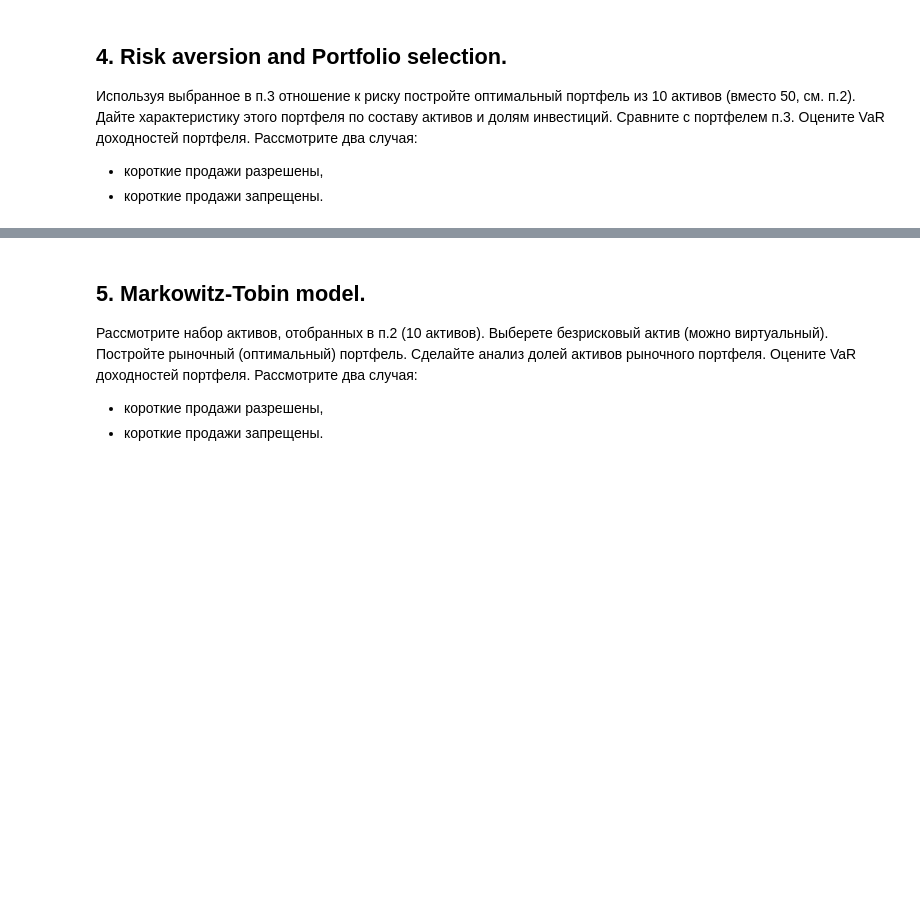
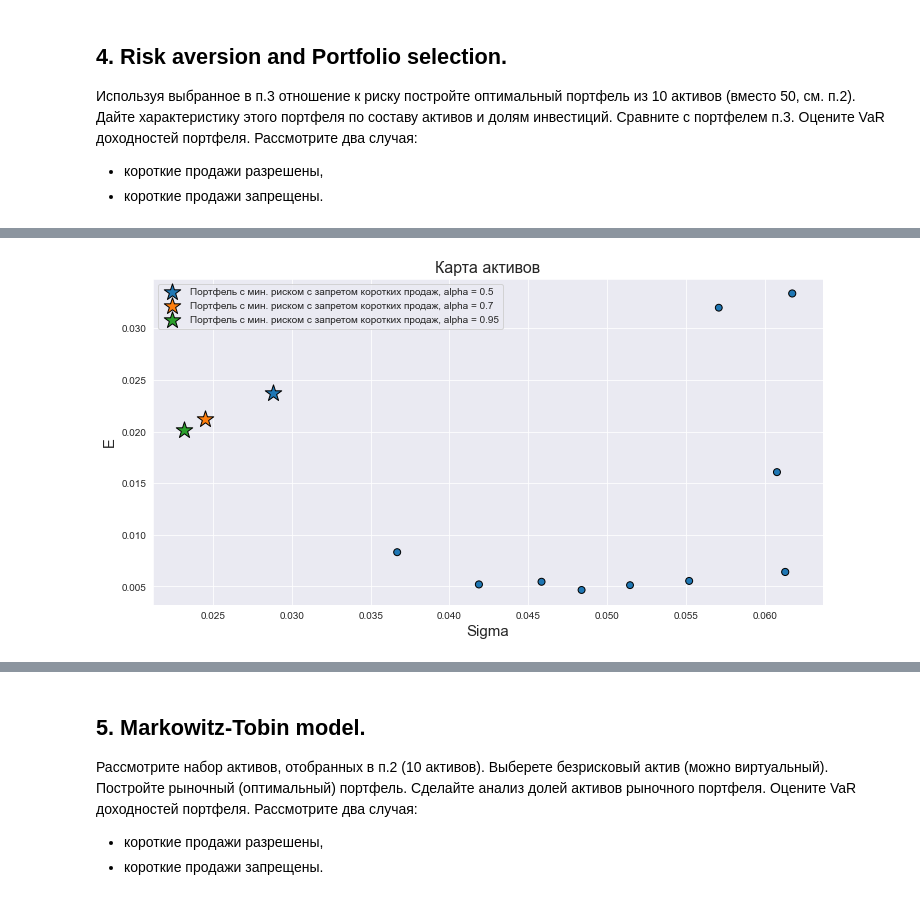
Before and after one commit to CodeSopranos/lab-2-financial-operations, a Jupyter notebook: report.ipynb, the cells around one changed output, grey strips where cells are left out. Cells and saved outputs as stored; diff of their text form; code cells hidden in the pictures; blank space fills up the shorter version.

```diff
--- a/report.ipynb
+++ b/report.ipynb
@@ -374,0 +522,8 @@ plt.show()
+# %%
+params_10_no_short = params_10
+params_10_no_short['short'] = False
+losses_ns, min_risk_ns, min_risk_preturn_ns = {}, [], []
+min_risk_ns, min_risk_preturn_ns, losses_ns = risk_aversion_computing(params_10_no_short)
+plot_risk_aversion_method(params_10_no_short, min_risk_ns, min_risk_preturn_ns, short=False)
+# %% [output]
+[figure, added]
```
Also changed, not shown: parts of 19 cells of this notebook.
